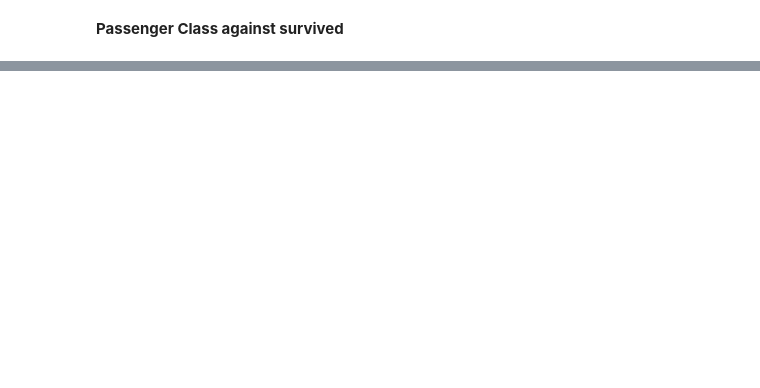
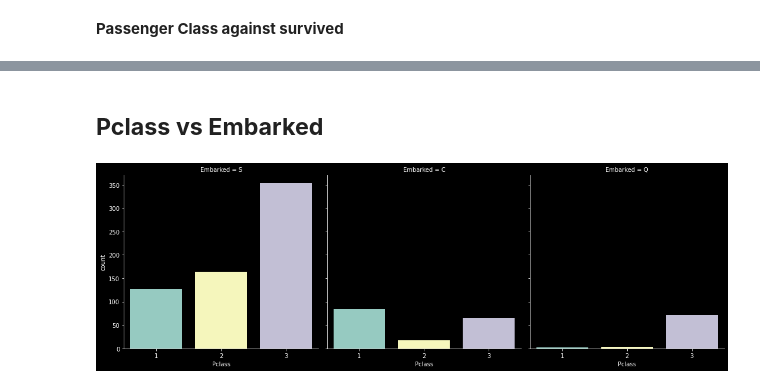
Before and after one commit to XVI-IX/titanic, a Jupyter notebook: titanic.ipynb, the cells around one changed output, grey strips where cells are left out. Saved outputs shown, nothing was run; the diff lists cells and outputs as text; code cells hidden in the pictures; blank space fills up the shorter version.

```diff
--- a/titanic.ipynb
+++ b/titanic.ipynb
@@ -364,0 +389,9 @@ sns.catplot('Pclass', "Survived", kind='point', data=train)
+# %% [markdown]
+## **Pclass vs Embarked**
+# %%
+g = sns.catplot(
+    x="Pclass", col='Embarked',
+    data=train, kind="count"
+)
+# %% [output]
+[figure, added]
```
Also changed, not shown: parts of 26 cells of this notebook.
